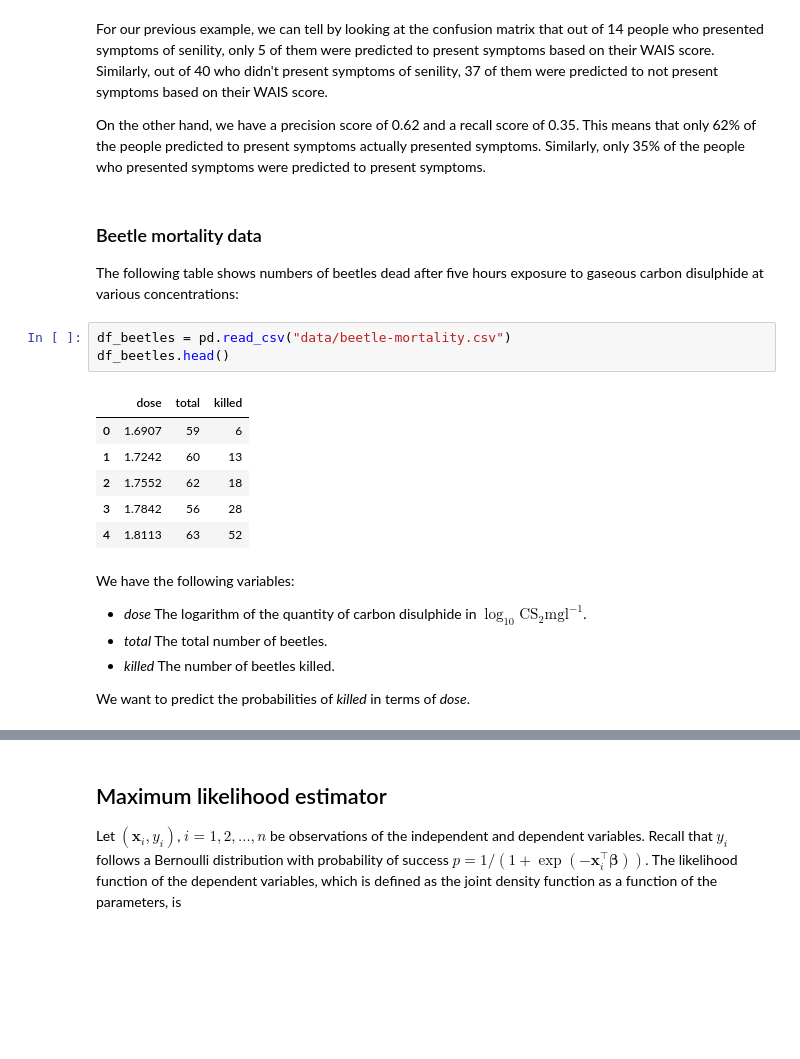
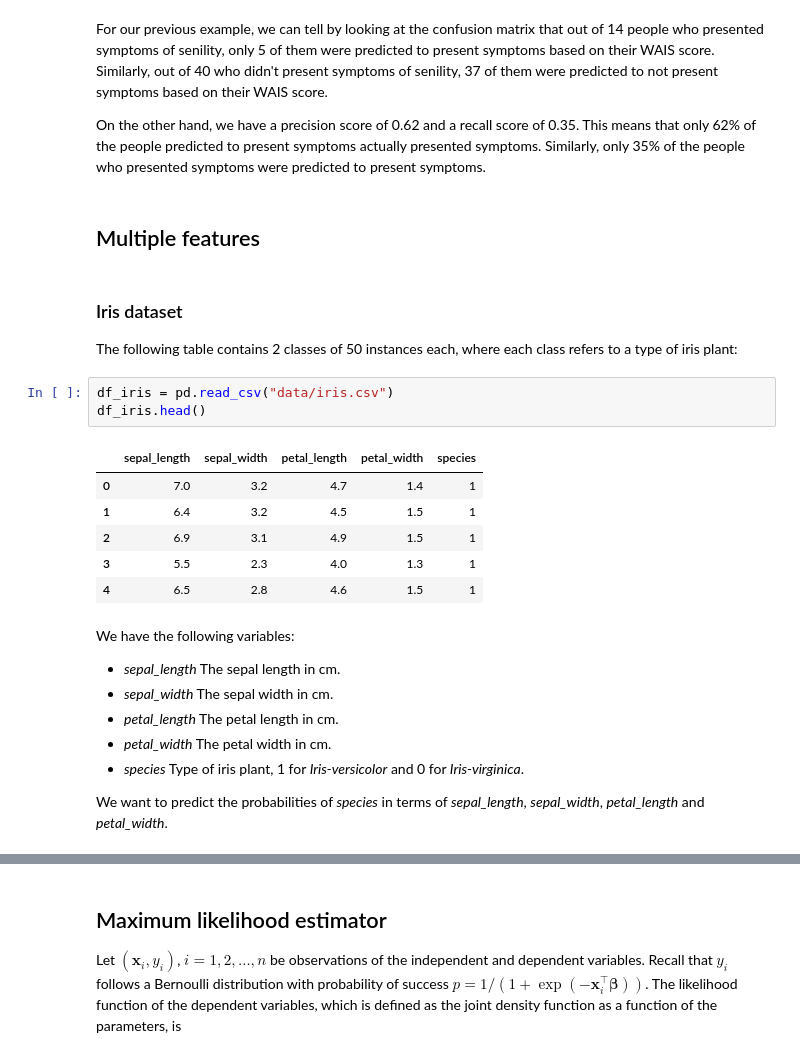
Before and after one commit to vdae2304/ML-DL, a Jupyter notebook: Classification/Logistic regression.ipynb, the cells around one changed output, grey strips where cells are left out. Drawn from its saved outputs; the diff is of its cells as text; blank space fills up the shorter version.

Commit message:
Iris dataset example

```diff
--- a/Classification/Logistic regression.ipynb
+++ b/Classification/Logistic regression.ipynb
@@ -261,25 +261,29 @@ F1: 0.45454545454545453
 For our previous example, we can tell by looking at the confusion matrix that out of 14 people who presented symptoms of senility, only 5 of them were predicted to present symptoms based on their WAIS score. Similarly, out of 40 who didn't present symptoms of senility, 37 of them were predicted to not present symptoms based on their WAIS score.
 
 On the other hand, we have a precision score of 0.62 and a recall score of 0.35. This means that only 62% of the people predicted to present symptoms actually presented symptoms. Similarly, only 35% of the people who presented symptoms were predicted to present symptoms.
-# %% [markdown]
-### Beetle mortality data
-
-The following table shows numbers of beetles dead after five hours exposure to gaseous carbon disulphide at various concentrations:
+# %% [markdown]
+## Multiple features
+# %% [markdown]
+### Iris dataset
+
+The following table contains 2 classes of 50 instances each, where each class refers to a type of iris plant:
 # %%
-df_beetles = pd.read_csv("data/beetle-mortality.csv")
-df_beetles.head()
+df_iris = pd.read_csv("data/iris.csv")
+df_iris.head()
 # %% [output]
-|  | dose | total | killed |
-| 0 | 1.6907 | 59 | 6 |
-| 1 | 1.7242 | 60 | 13 |
-| 2 | 1.7552 | 62 | 18 |
-| 3 | 1.7842 | 56 | 28 |
-| 4 | 1.8113 | 63 | 52 |
+|  | sepal_length | sepal_width | petal_length | petal_width | species |
+| 0 | 7.0 | 3.2 | 4.7 | 1.4 | 1 |
+| 1 | 6.4 | 3.2 | 4.5 | 1.5 | 1 |
+| 2 | 6.9 | 3.1 | 4.9 | 1.5 | 1 |
+| 3 | 5.5 | 2.3 | 4.0 | 1.3 | 1 |
+| 4 | 6.5 | 2.8 | 4.6 | 1.5 | 1 |
-# %% [markdown]
-We have the following variables:
-- *dose* The logarithm of the quantity of carbon disulphide in $\log_{10}\text{CS}_2\text{mgl}^{-1}$.
-- *total* The total number of beetles.
-- *killed* The number of beetles killed.
-
-We want to predict the probabilities of *killed* in terms of *dose*.
+# %% [markdown]
+We have the following variables:
+- *sepal_length* The sepal length in cm.
+- *sepal_width* The sepal width in cm.
+- *petal_length* The petal length in cm.
+- *petal_width* The petal width in cm.
+- *species* Type of iris plant, 1 for *Iris-versicolor* and 0 for *Iris-virginica*.
+
+We want to predict the probabilities of *species* in terms of *sepal_length*, *sepal_width*, *petal_length* and *petal_width*.
 # %%
```
Also changed, not shown: parts of 12 cells of this notebook, 2 other files.
